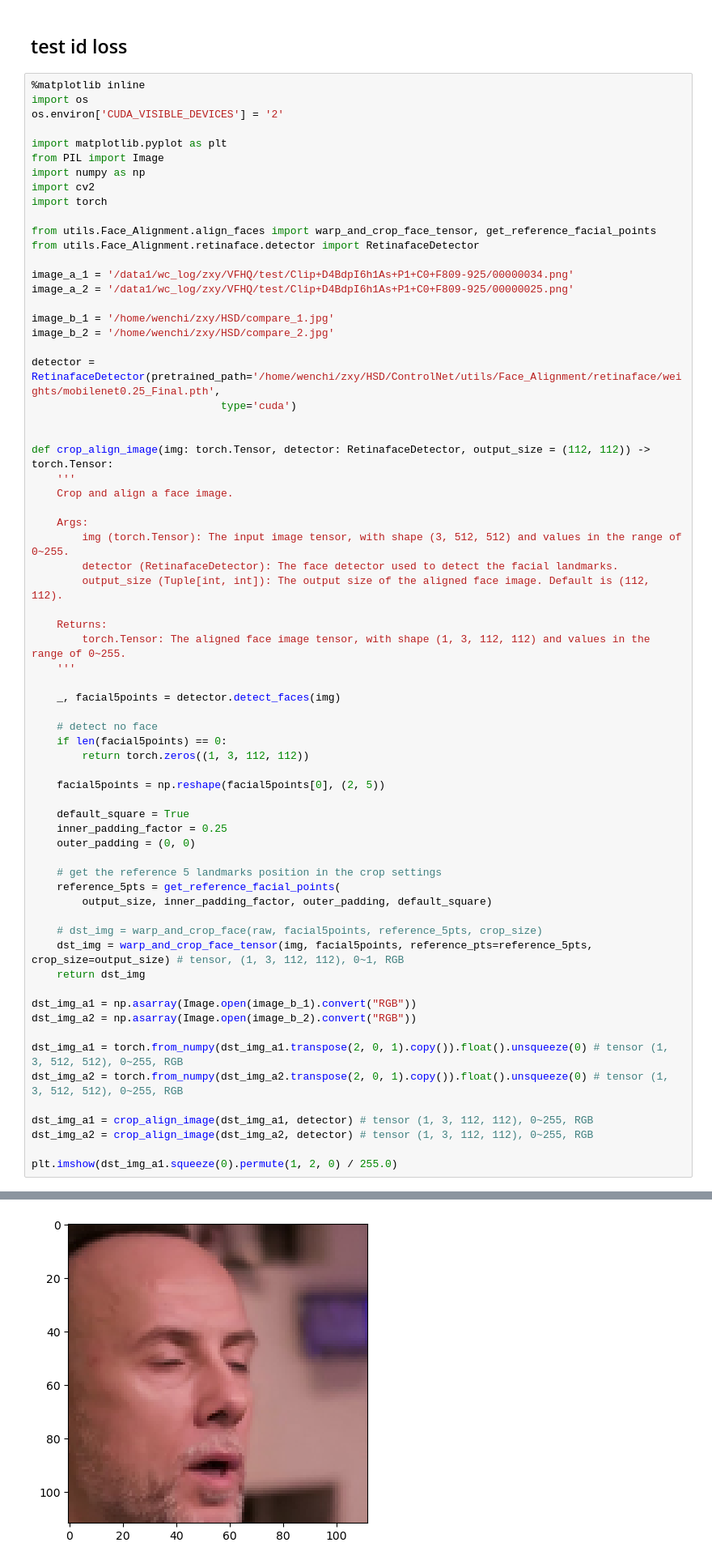
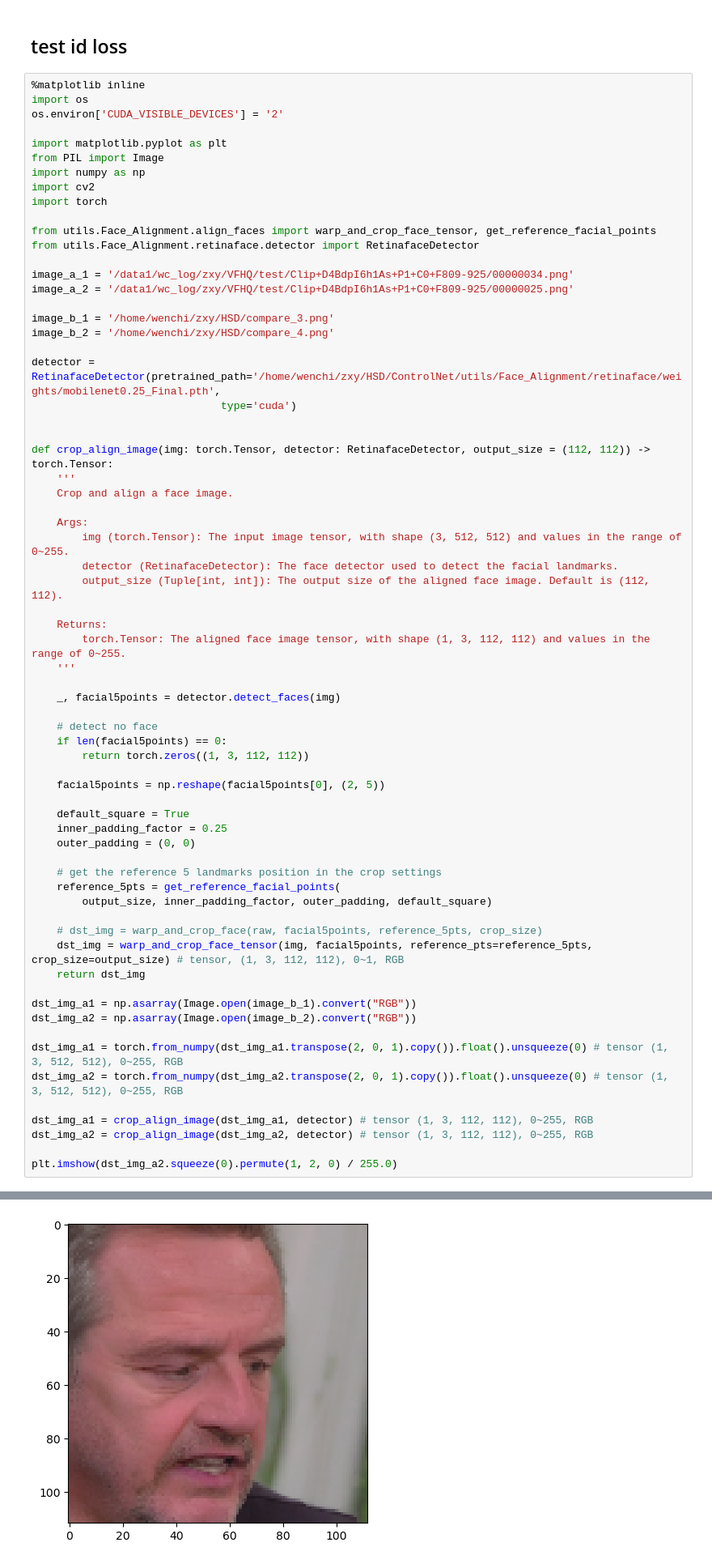
Before and after one commit to over-dosed/HeadSwap_diffusion, a Jupyter notebook: ControlNet/test.ipynb, the cells around one changed output, grey strips where cells are left out. Shown at 81% size. Cells and saved outputs as stored; diff of their text form.

```diff
--- a/ControlNet/test.ipynb
+++ b/ControlNet/test.ipynb
@@ -589,8 +589,8 @@ from utils.Face_Alignment.retinaface.detector import RetinafaceDetector
 image_a_1 = '/data1/wc_log/zxy/VFHQ/test/Clip+D4BdpI6h1As+P1+C0+F809-925/00000034.png'
 image_a_2 = '/data1/wc_log/zxy/VFHQ/test/Clip+D4BdpI6h1As+P1+C0+F809-925/00000025.png'
 
-image_b_1 = '/home/wenchi/zxy/HSD/compare_1.jpg'
-image_b_2 = '/home/wenchi/zxy/HSD/compare_2.jpg'
+image_b_1 = '/home/wenchi/zxy/HSD/compare_3.png'
+image_b_2 = '/home/wenchi/zxy/HSD/compare_4.png'
 
 detector = RetinafaceDetector(pretrained_path='/home/wenchi/zxy/HSD/ControlNet/utils/Face_Alignment/retinaface/weights/mobilenet0.25_Final.pth',
                               type='cuda')
@@ -613,35 +613,35 @@ def crop_align_image(img: torch.Tensor, detector: RetinafaceDetector, output_siz
 
     # detect no face
     if len(facial5points) == 0:
         return torch.zeros((1, 3, 112, 112))
 
     facial5points = np.reshape(facial5points[0], (2, 5))
 
     default_square = True
     inner_padding_factor = 0.25
     outer_padding = (0, 0)
 
     # get the reference 5 landmarks position in the crop settings
     reference_5pts = get_reference_facial_points(
         output_size, inner_padding_factor, outer_padding, default_square)
 
     # dst_img = warp_and_crop_face(raw, facial5points, reference_5pts, crop_size)
     dst_img = warp_and_crop_face_tensor(img, facial5points, reference_pts=reference_5pts, crop_size=output_size) # tensor, (1, 3, 112, 112), 0~1, RGB
     return dst_img
 
 dst_img_a1 = np.asarray(Image.open(image_b_1).convert("RGB"))
 dst_img_a2 = np.asarray(Image.open(image_b_2).convert("RGB"))
 
 dst_img_a1 = torch.from_numpy(dst_img_a1.transpose(2, 0, 1).copy()).float().unsqueeze(0) # tensor (1, 3, 512, 512), 0~255, RGB
 dst_img_a2 = torch.from_numpy(dst_img_a2.transpose(2, 0, 1).copy()).float().unsqueeze(0) # tensor (1, 3, 512, 512), 0~255, RGB
 
 dst_img_a1 = crop_align_image(dst_img_a1, detector) # tensor (1, 3, 112, 112), 0~255, RGB
 dst_img_a2 = crop_align_image(dst_img_a2, detector) # tensor (1, 3, 112, 112), 0~255, RGB
 
-plt.imshow(dst_img_a1.squeeze(0).permute(1, 2, 0) / 255.0)
+plt.imshow(dst_img_a2.squeeze(0).permute(1, 2, 0) / 255.0)
 # %% [output]
 <matplotlib.image.AxesImage at 0x...>
-[figure, old version]
+[figure, new version]
 # %%
 import torch
 from utils.arcface.nets.arcface import Arcface as arcface
```
Also changed, not shown: parts of 3 cells of this notebook, 20 other files.
